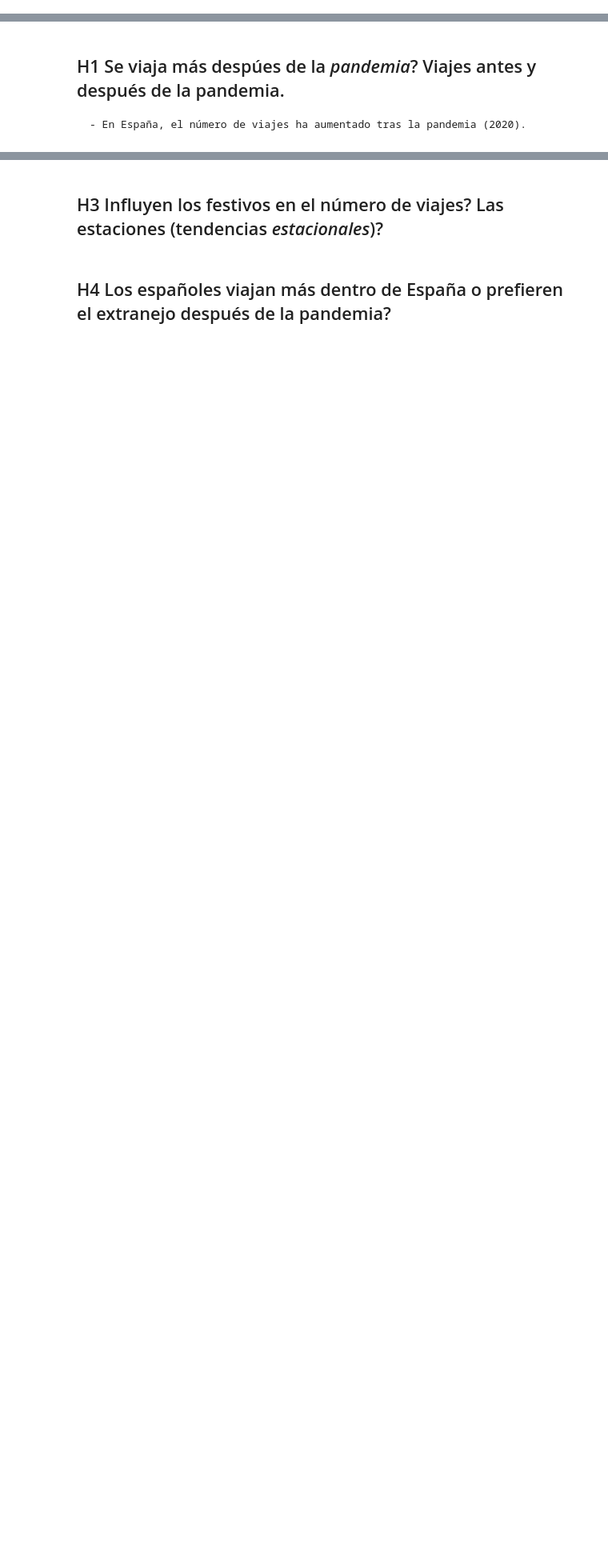
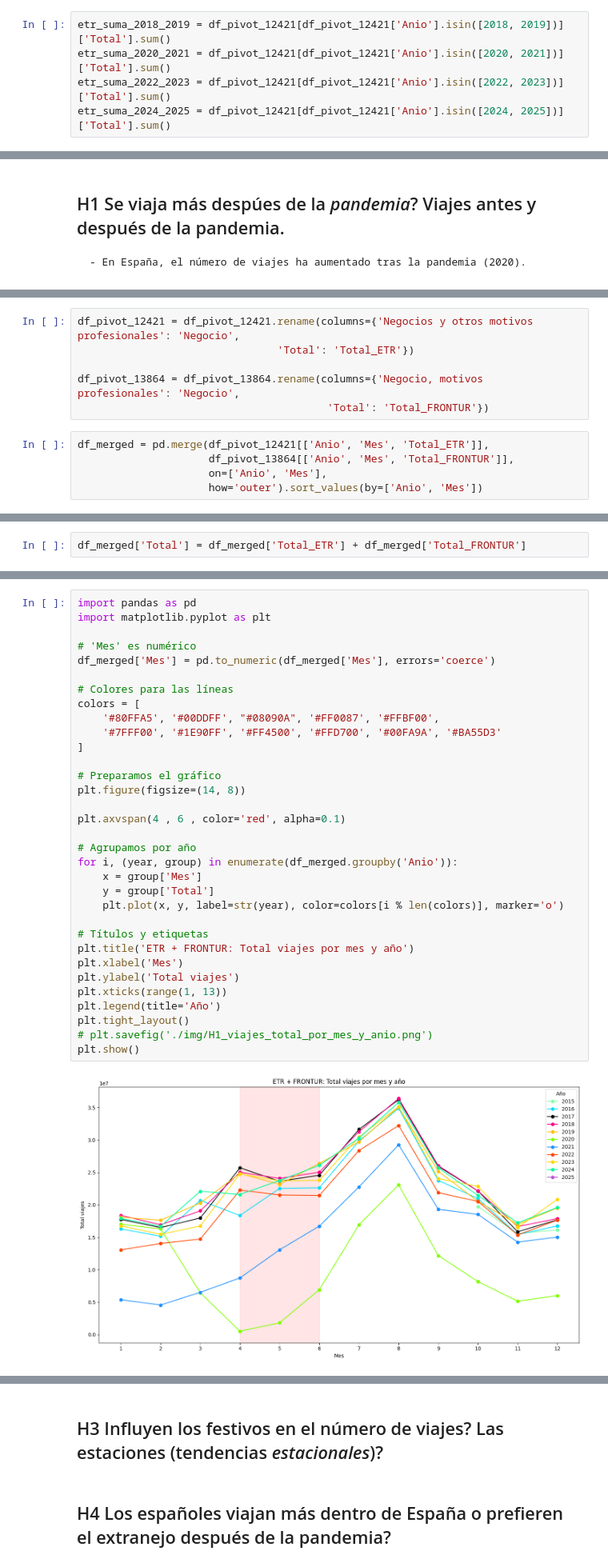
Before and after one commit to anapstl/Travel_EDA, a Jupyter notebook: EDA.ipynb, the cells around one changed output, grey strips where cells are left out. Shown at 80% size. Cells and saved outputs as stored; diff of their text form; blank space fills up the shorter version.

```diff
--- a/EDA.ipynb
+++ b/EDA.ipynb
@@ -1189,0 +1529,5 @@ df_pivot_12421.to_csv('./data/ert_12421_clean.csv')
+# %%
+etr_suma_2018_2019 = df_pivot_12421[df_pivot_12421['Anio'].isin([2018, 2019])]['Total'].sum()
+etr_suma_2020_2021 = df_pivot_12421[df_pivot_12421['Anio'].isin([2020, 2021])]['Total'].sum()
+etr_suma_2022_2023 = df_pivot_12421[df_pivot_12421['Anio'].isin([2022, 2023])]['Total'].sum()
+etr_suma_2024_2025 = df_pivot_12421[df_pivot_12421['Anio'].isin([2024, 2025])]['Total'].sum()
@@ -1352,0 +1988,11 @@ Name: festivo, dtype: int64
+# %%
+df_pivot_12421 = df_pivot_12421.rename(columns={'Negocios y otros motivos profesionales': 'Negocio',
+                                'Total': 'Total_ETR'})
+
+df_pivot_13864 = df_pivot_13864.rename(columns={'Negocio, motivos profesionales': 'Negocio',
+                                        'Total': 'Total_FRONTUR'})
+# %%
+df_merged = pd.merge(df_pivot_12421[['Anio', 'Mes', 'Total_ETR']],
+                     df_pivot_13864[['Anio', 'Mes', 'Total_FRONTUR']],
+                     on=['Anio', 'Mes'],
+                     how='outer').sort_values(by=['Anio', 'Mes'])
@@ -1352,0 +2020,2 @@ Name: festivo, dtype: int64
+# %%
+df_merged['Total'] = df_merged['Total_ETR'] + df_merged['Total_FRONTUR']
@@ -1352,0 +2058,35 @@ Name: festivo, dtype: int64
+# %%
+import pandas as pd
+import matplotlib.pyplot as plt
+
+# 'Mes' es numérico
+df_merged['Mes'] = pd.to_numeric(df_merged['Mes'], errors='coerce')
+
+# Colores para las líneas
+colors = [
+    '#80FFA5', '#00DDFF', "#08090A", '#FF0087', '#FFBF00',
+    '#7FFF00', '#1E90FF', '#FF4500', '#FFD700', '#00FA9A', '#BA55D3'
+]
+
+# Preparamos el gráfico
+plt.figure(figsize=(14, 8))
+
+plt.axvspan(4 , 6 , color='red', alpha=0.1)
+
+# Agrupamos por año
+for i, (year, group) in enumerate(df_merged.groupby('Anio')):
+    x = group['Mes']
+    y = group['Total']
+    plt.plot(x, y, label=str(year), color=colors[i % len(colors)], marker='o')
+
+# Títulos y etiquetas
+plt.title('ETR + FRONTUR: Total viajes por mes y año')
+plt.xlabel('Mes')
+plt.ylabel('Total viajes')
+plt.xticks(range(1, 13))
+plt.legend(title='Año')
+plt.tight_layout()
+# plt.savefig('./img/H1_viajes_total_por_mes_y_anio.png')
+plt.show()
+# %% [output]
+[figure, added]
```
Also changed, not shown: parts of 87 cells of this notebook, 32 other files.
